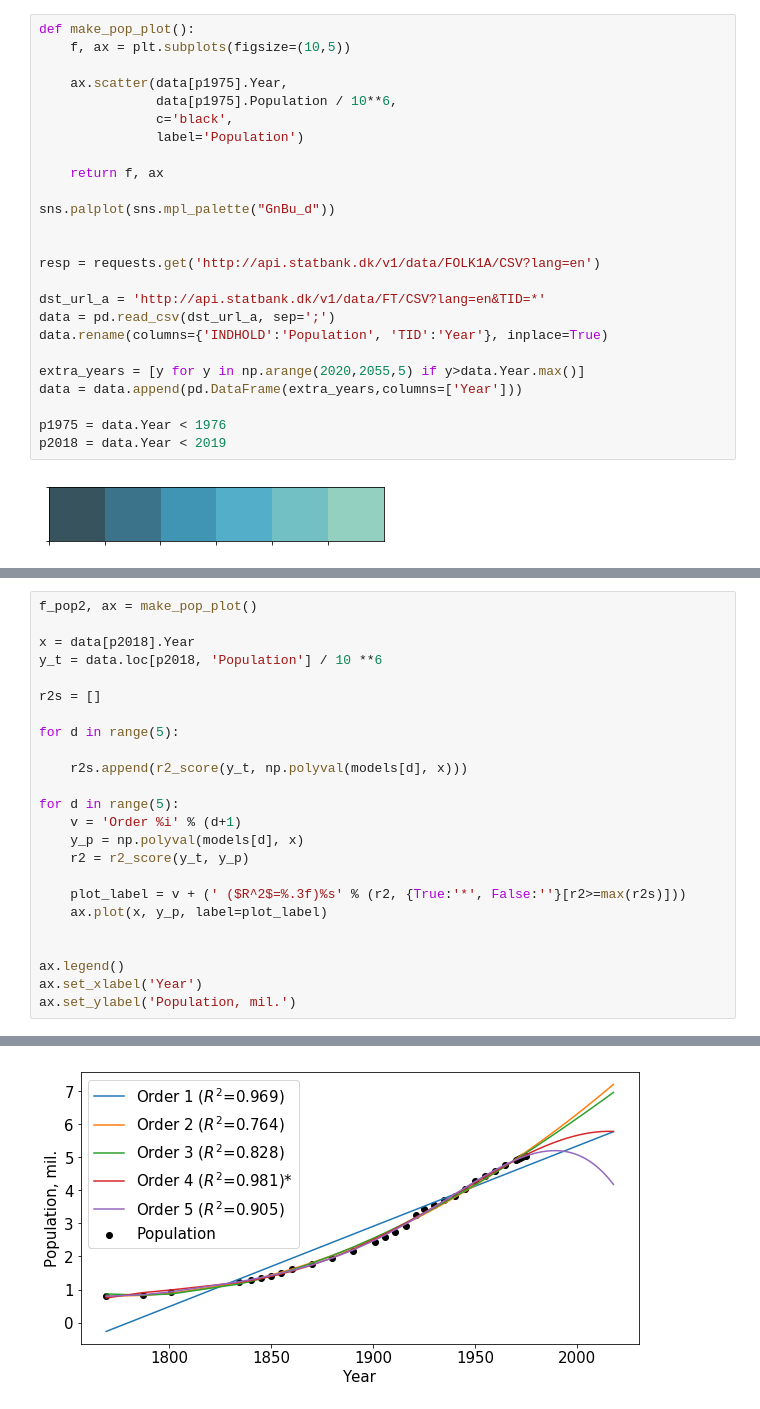
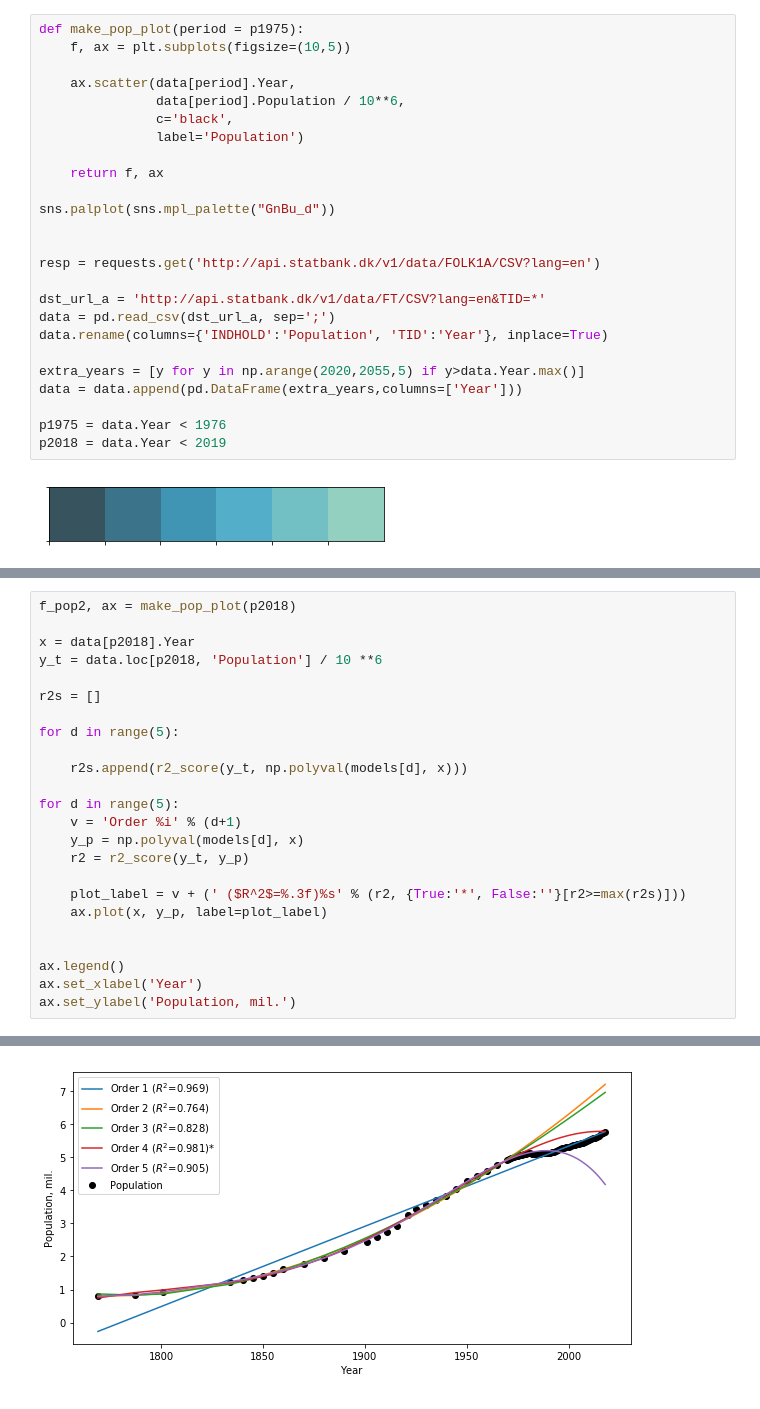
Before and after one commit to abjer/sds, a Jupyter notebook: material/session_11/pop_plots.ipynb, the cells around one changed output, grey strips where cells are left out. Saved outputs shown, nothing was run; the diff lists cells and outputs as text.

```diff
--- a/material/session_11/pop_plots.ipynb
+++ b/material/session_11/pop_plots.ipynb
@@ -11,11 +11,11 @@ from sklearn.metrics import r2_score
 
 plt.rcParams.update({'font.size':15, 'figure.figsize':(11,5)})
 # %%
-def make_pop_plot():
+def make_pop_plot(period = p1975):
     f, ax = plt.subplots(figsize=(10,5))
 
-    ax.scatter(data[p1975].Year,
-               data[p1975].Population / 10**6,
+    ax.scatter(data[period].Year,
+               data[period].Population / 10**6,
                c='black',
                label='Population')
 
@@ -68,28 +68,28 @@ Text(0,0.5,'Population, mil.')
 # %%
-f_pop2, ax = make_pop_plot()
+f_pop2, ax = make_pop_plot(p2018)
 
 x = data[p2018].Year
 y_t = data.loc[p2018, 'Population'] / 10 **6
 
 r2s = []
 
 for d in range(5):
 
     r2s.append(r2_score(y_t, np.polyval(models[d], x)))
 
 for d in range(5):
     v = 'Order %i' % (d+1)
     y_p = np.polyval(models[d], x)
     r2 = r2_score(y_t, y_p)
 
     plot_label = v + (' ($R^2$=%.3f)%s' % (r2, {True:'*', False:''}[r2>=max(r2s)]))
     ax.plot(x, y_p, label=plot_label)
 
 
 ax.legend()
 ax.set_xlabel('Year')
 ax.set_ylabel('Population, mil.')
 # %% [output]
 Text(0,0.5,'Population, mil.')
-[figure, old version]
+[figure, new version]
 # %%
```
Also changed, not shown: parts of 2 cells of this notebook, 2 other files.
